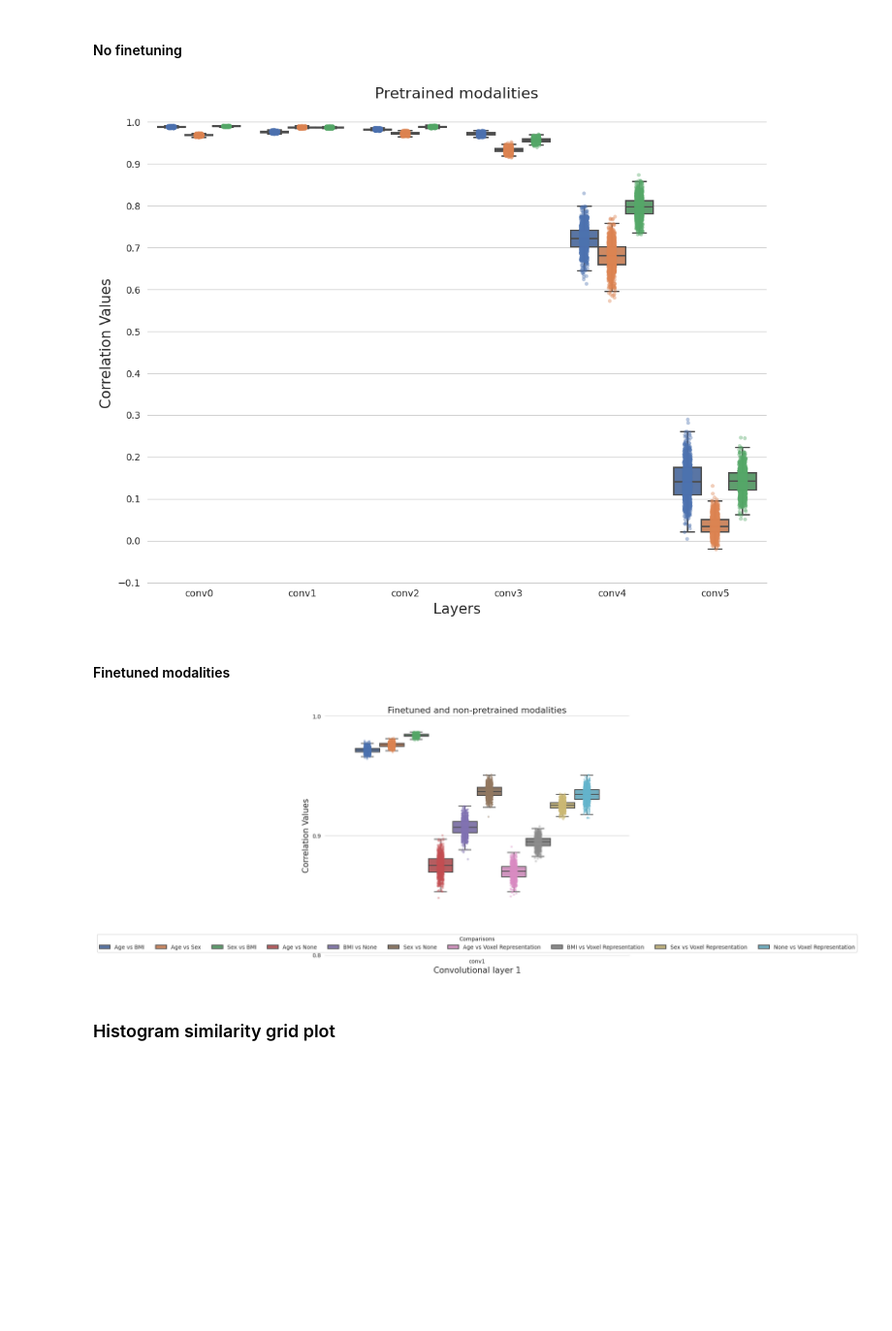
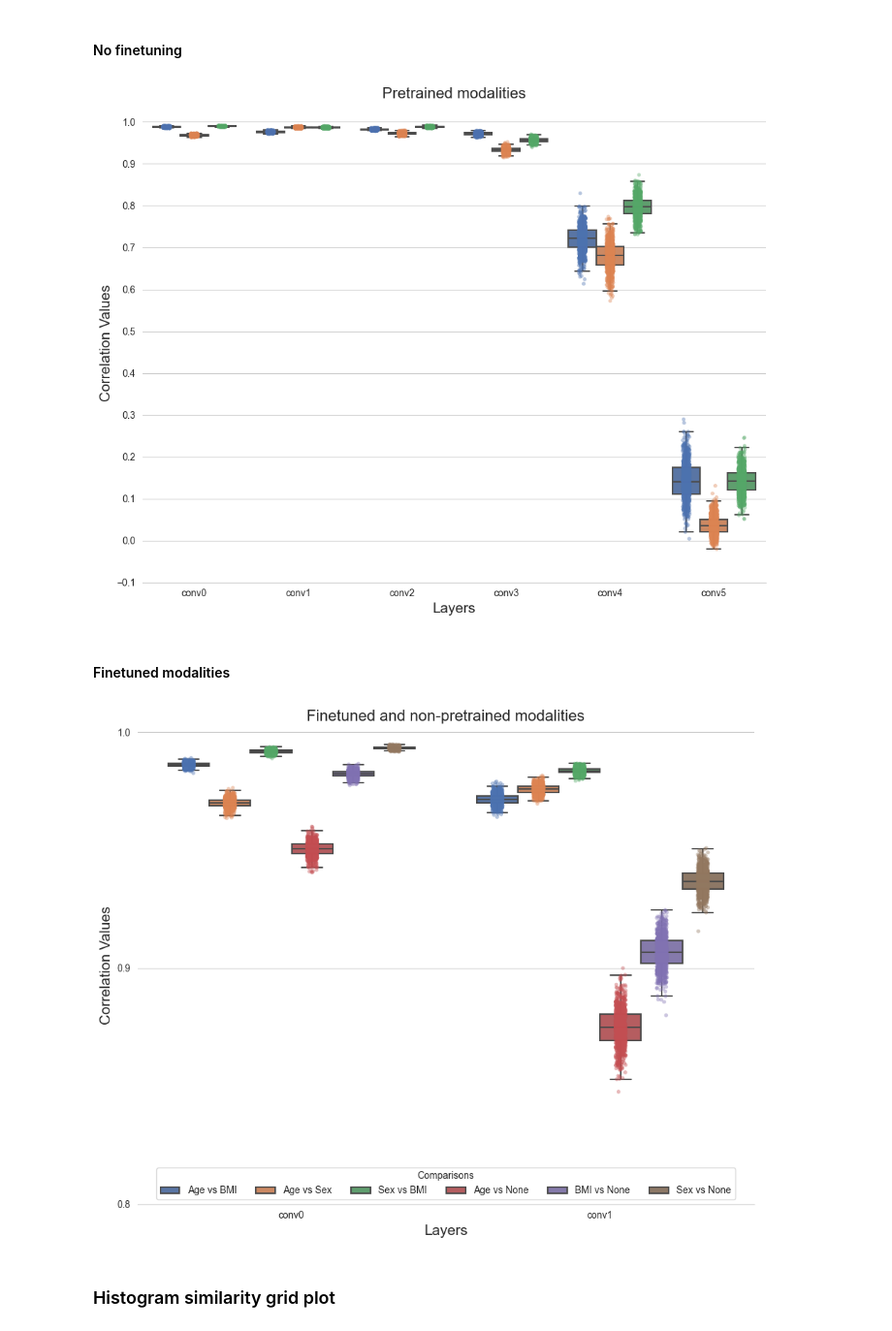
Before and after one commit to FerminT/BrainVAE, a Jupyter notebook: RSA.ipynb, the cells around one changed output. Shown at 97% size. Drawn from its saved outputs; the diff is of its cells as text; code cells hidden in the pictures; blank space fills up the shorter version.

```diff
--- a/RSA.ipynb
+++ b/RSA.ipynb
@@ -246,7 +246,8 @@ from pathlib import Path
 base_path = Path('pretrain_exp')
 rdms_file, batches_file = 'rdms.pkl', 'batches.pkl'
 rdms_path = base_path / 'results'
-tasks = ['ad_vs_hc', 'ad_vs_mci', 'mci_vs_hc']
+# tasks = ['ad_vs_hc', 'ad_vs_mci', 'mci_vs_hc']
+tasks = ['ad_vs_hc', 'ad_vs_mci']
 models = ['age', 'sex', 'bmi', 'none']
 layers = ['conv0', 'conv1', 'conv2', 'conv3', 'conv4', 'conv5']
 n_iters = 1000
@@ -267,18 +268,18 @@ none_rdms = plot_maps(ad_vs_hc_rdms['none']['tl'], 'None', ['AD', 'HC'])
 #### No finetuning
 # %%
 fig = plot_model_comparisons(comparisons_dict['ad_vs_hc'], model_type='pretrained', legend=False)
-# fig.savefig('ad_vs_hc_pretrained_comparisons.png', dpi=300)
+fig.savefig(base_path / 'results' / 'ad_vs_hc_pretrained_comparisons.png', dpi=300)
 # %% [output]
-[figure, old version]
+[figure, new version]
 # %% [markdown]
 #### Finetuned modalities
 # %%
-fig = plot_model_comparisons(comparisons_dict['ad_vs_hc'], model_type='tl', layers=['conv1'], legend=True,
-                             x_label='Convolutional layer 1', title='Finetuned and non-pretrained modalities',
+fig = plot_model_comparisons(comparisons_dict['ad_vs_hc'], model_type='tl', layers=['conv0', 'conv1'], legend=False,
+                             x_label='Layers', title='Finetuned and non-pretrained modalities',
                              fig_size=(10, 7.9))
-# fig.savefig('ad_vs_hc_tl_comparisons.png', dpi=300)
+fig.savefig(base_path / 'results' / 'ad_vs_hc_tl_comparisons.png', dpi=300)
 # %% [output]
-[figure, old version]
+[figure, new version]
 # %% [markdown]
 ### Histogram similarity grid plot
 # %%
```
Also changed, not shown: parts of 1 cell of this notebook, 1 other file.
